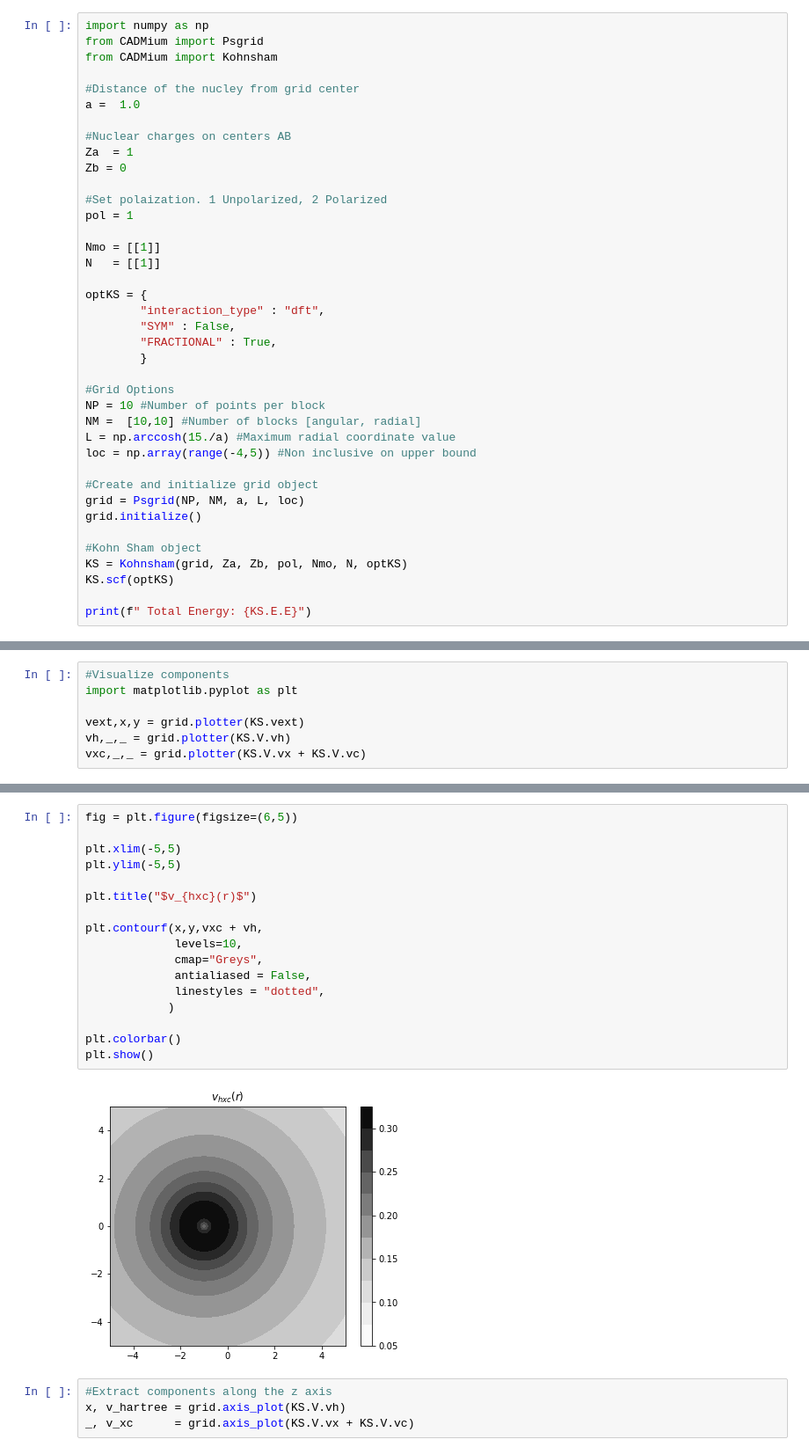
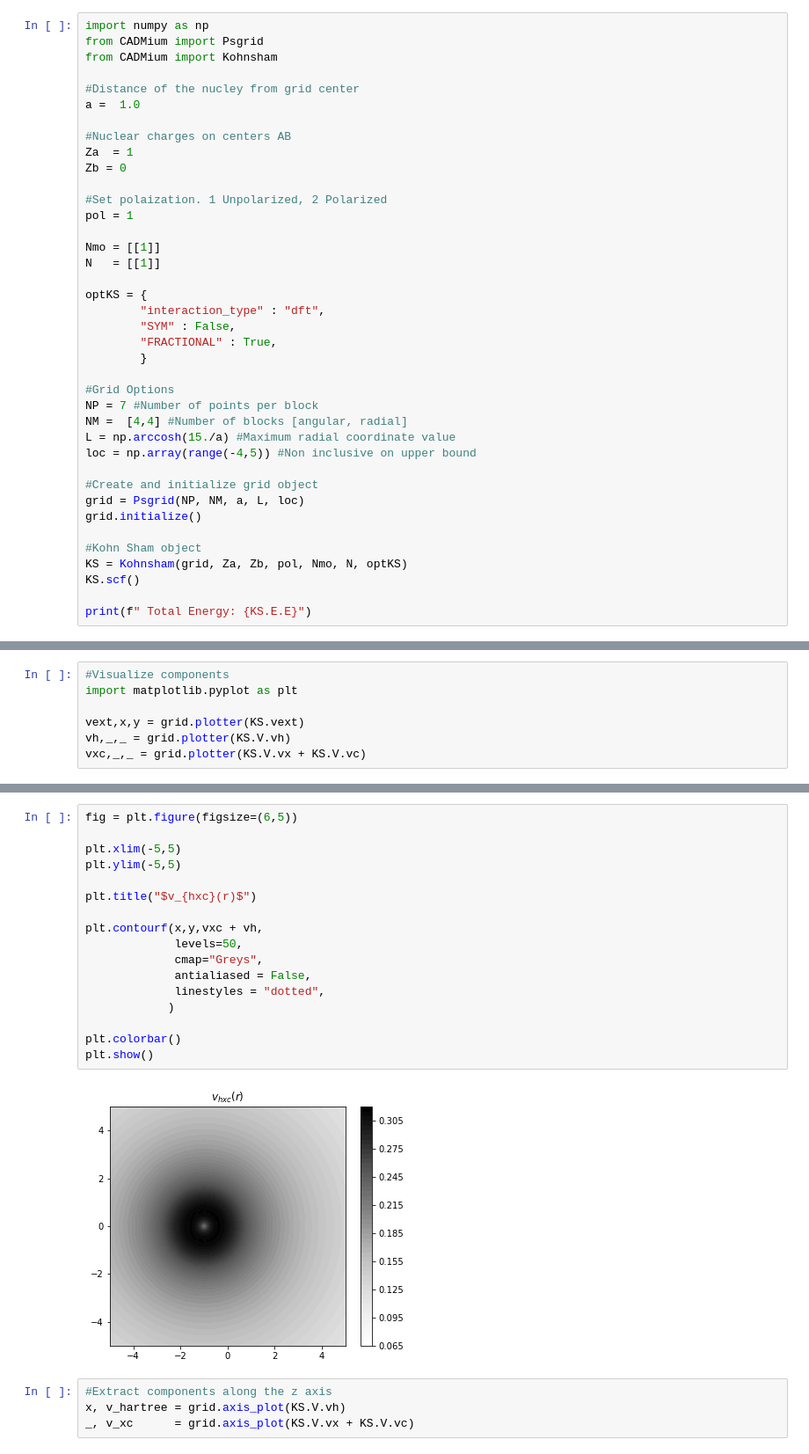
Before and after one commit to wasserman-group/pyCADMium_examples, a Jupyter notebook: 01_Atoms/02_LDA_H.ipynb, the cells around one changed output, grey strips where cells are left out. Shown at 88% size. Cells and saved outputs as stored; diff of their text form.

```diff
--- a/01_Atoms/02_LDA_H.ipynb
+++ b/01_Atoms/02_LDA_H.ipynb
@@ -23,8 +23,8 @@ optKS = {
         }
 
 #Grid Options
-NP = 10 #Number of points per block
-NM =  [10,10] #Number of blocks [angular, radial]
+NP = 7 #Number of points per block
+NM =  [4,4] #Number of blocks [angular, radial]
 L = np.arccosh(15./a) #Maximum radial coordinate value
 loc = np.array(range(-4,5)) #Non inclusive on upper bound
 
@@ -34,7 +34,7 @@ grid.initialize()
 
 #Kohn Sham object
 KS = Kohnsham(grid, Za, Zb, pol, Nmo, N, optKS)
-KS.scf(optKS)
+KS.scf()
 
 print(f" Total Energy: {KS.E.E}")
 # %% [output]
@@ -103,22 +103,22 @@ plt.show()
 # %%
 fig = plt.figure(figsize=(6,5))
 
 plt.xlim(-5,5)
 plt.ylim(-5,5)
 
 plt.title("$v_{hxc}(r)$")
 
 plt.contourf(x,y,vxc + vh,
-             levels=10,
+             levels=50,
              cmap="Greys",
              antialiased = False,
              linestyles = "dotted",
             )
 
 plt.colorbar()
 plt.show()
 # %% [output]
-[figure, old version]
+[figure, new version]
 # %%
 #Extract components along the z axis
 x, v_hartree = grid.axis_plot(KS.V.vh)
```
Also changed, not shown: parts of 4 cells of this notebook, 10 other files.
